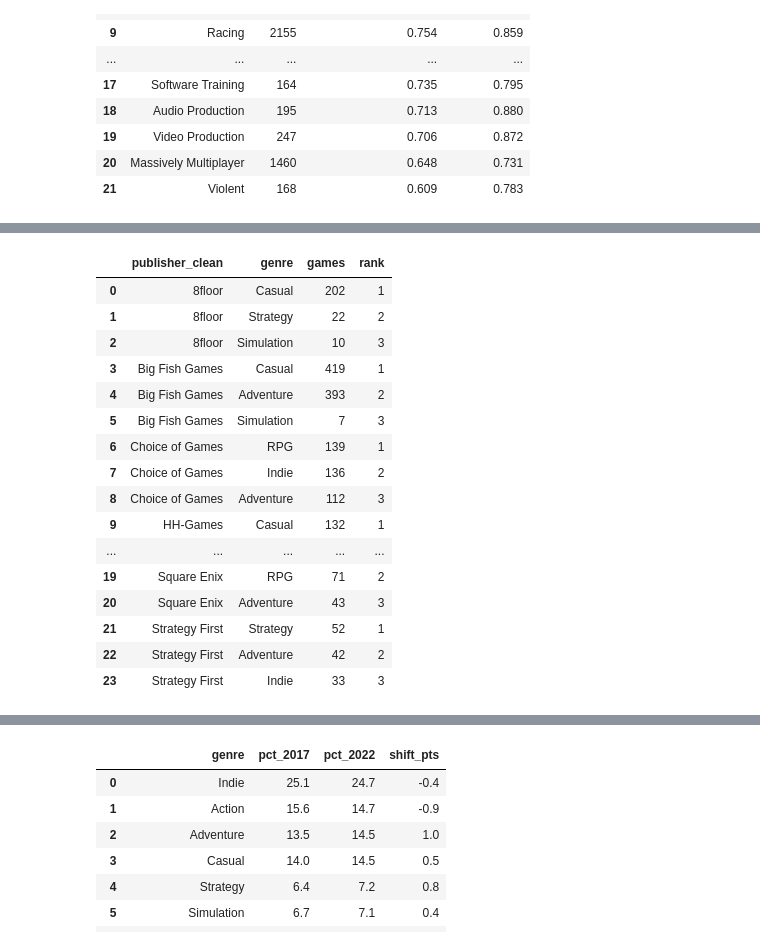
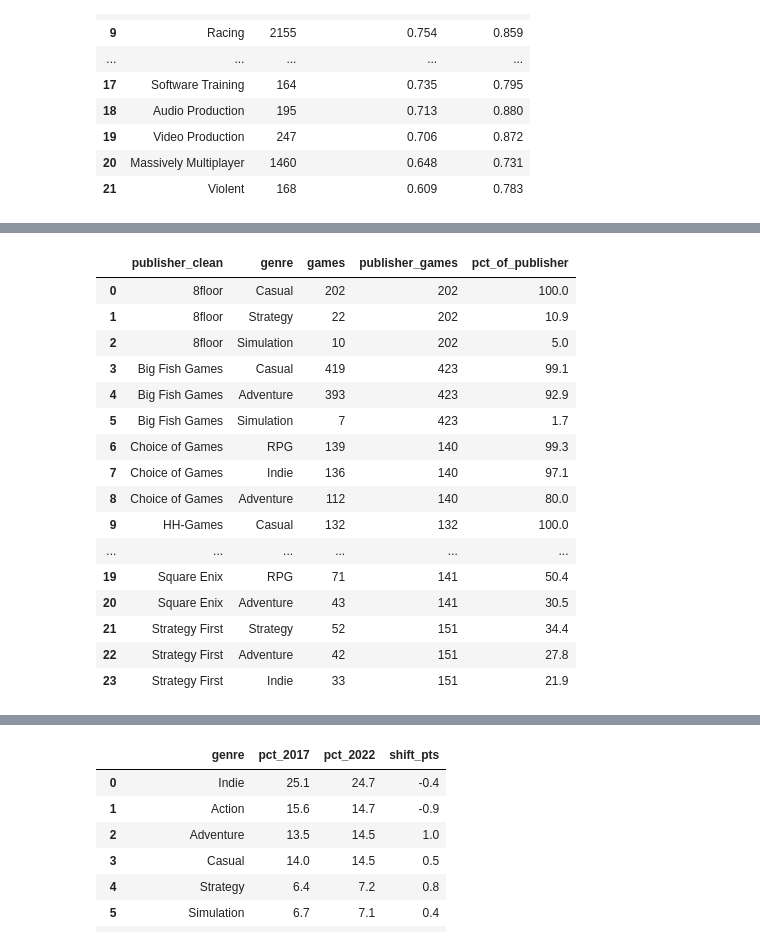
Before and after one commit to paezxavi/jedha_steam_project, a Jupyter notebook: steam_project.ipynb, the cells around one changed output, grey strips where cells are left out. Saved outputs shown, nothing was run; the diff lists cells and outputs as text; code cells hidden in the pictures.

```diff
--- a/steam_project.ipynb
+++ b/steam_project.ipynb
@@ -1124,27 +1180,31 @@ to a store category.**
 # %%
 top_publishers = [r[0] for r in by_publisher.orderBy(F.desc("games")).limit(8).collect()]
 
 display(genre_rows.filter(F.col("publisher_clean").isin(top_publishers))
         .groupBy("publisher_clean", "genre").agg(F.count("*").alias("games"))
         .withColumn("rank", F.row_number().over(
             Window.partitionBy("publisher_clean").orderBy(F.desc("games"))))
-        .filter(F.col("rank") <= 3).orderBy("publisher_clean", "rank"))
+        .filter(F.col("rank") <= 3)
+        .join(by_publisher.withColumnRenamed("games", "publisher_games"), "publisher_clean")
+        .withColumn("pct_of_publisher",
+                    F.round(100 * F.col("games") / F.col("publisher_games"), 1))
+        .orderBy("publisher_clean", "rank").drop("rank"))
 # %% [output]
-|  | publisher_clean | genre | games | rank |
-| 0 | 8floor | Casual | 202 | 1 |
-| 1 | 8floor | Strategy | 22 | 2 |
-| 2 | 8floor | Simulation | 10 | 3 |
-| 3 | Big Fish Games | Casual | 419 | 1 |
-| 4 | Big Fish Games | Adventure | 393 | 2 |
-| 5 | Big Fish Games | Simulation | 7 | 3 |
-| 6 | Choice of Games | RPG | 139 | 1 |
-| 7 | Choice of Games | Indie | 136 | 2 |
-| 8 | Choice of Games | Adventure | 112 | 3 |
-| 9 | HH-Games | Casual | 132 | 1 |
-| ... | ... | ... | ... | ... |
-| 19 | Square Enix | RPG | 71 | 2 |
-| 20 | Square Enix | Adventure | 43 | 3 |
-| 21 | Strategy First | Strategy | 52 | 1 |
-| 22 | Strategy First | Adventure | 42 | 2 |
-| 23 | Strategy First | Indie | 33 | 3 |
+|  | publisher_clean | genre | games | publisher_games | pct_of_publisher |
+| 0 | 8floor | Casual | 202 | 202 | 100.0 |
+| 1 | 8floor | Strategy | 22 | 202 | 10.9 |
+| 2 | 8floor | Simulation | 10 | 202 | 5.0 |
+| 3 | Big Fish Games | Casual | 419 | 423 | 99.1 |
+| 4 | Big Fish Games | Adventure | 393 | 423 | 92.9 |
+| 5 | Big Fish Games | Simulation | 7 | 423 | 1.7 |
+| 6 | Choice of Games | RPG | 139 | 140 | 99.3 |
+| 7 | Choice of Games | Indie | 136 | 140 | 97.1 |
+| 8 | Choice of Games | Adventure | 112 | 140 | 80.0 |
+| 9 | HH-Games | Casual | 132 | 132 | 100.0 |
+| ... | ... | ... | ... | ... | ... |
+| 19 | Square Enix | RPG | 71 | 141 | 50.4 |
+| 20 | Square Enix | Adventure | 43 | 141 | 30.5 |
+| 21 | Strategy First | Strategy | 52 | 151 | 34.4 |
+| 22 | Strategy First | Adventure | 42 | 151 | 27.8 |
+| 23 | Strategy First | Indie | 33 | 151 | 21.9 |
 # %% [markdown]
```
Also changed, not shown: parts of 39 cells of this notebook, 3 other files.
